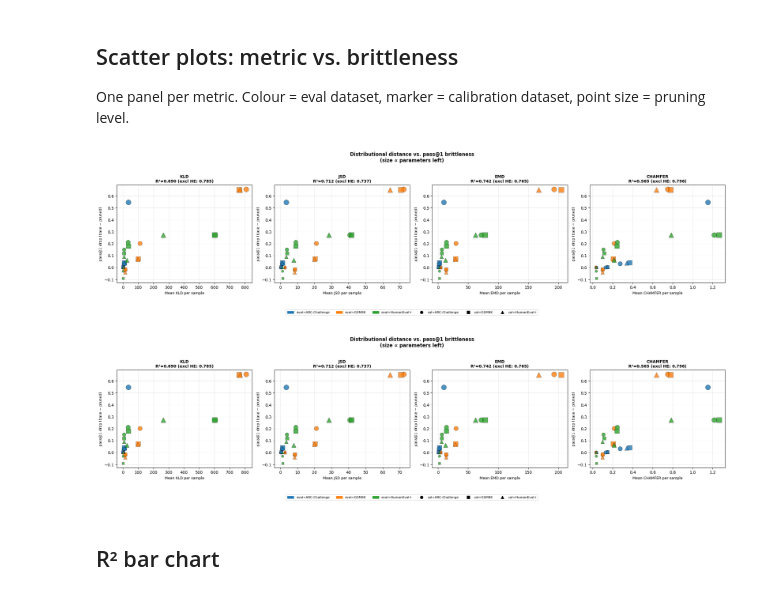
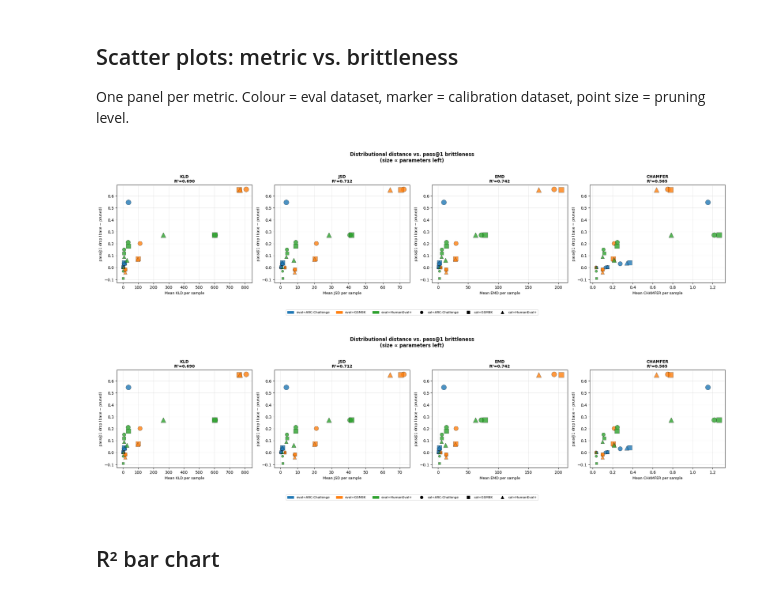
Before and after one commit to rengzhengcodes/pruning-metrics, a Jupyter notebook: notebooks/experiment/04_metric_spaces.ipynb, the cells around one changed output. Saved outputs shown, nothing was run; the diff lists cells and outputs as text; code cells hidden in the pictures.

```diff
--- a/notebooks/experiment/04_metric_spaces.ipynb
+++ b/notebooks/experiment/04_metric_spaces.ipynb
@@ -523,41 +523,40 @@ for ax, name in zip(axes, METRIC_NAMES):
         )
     r2_row = r2_df[r2_df["metric_col"] == col].iloc[0]
     ax.set_title(
-        f"{name.upper()}\nR²={r2_row['r2_all']:.3f} "
-        f"(excl HE: {r2_row['r2_no_humaneval']:.3f})",
+        f"{name.upper()}\nR²={r2_row['r2_all']:.3f}",
         fontsize=10, fontweight="bold",
     )
     ax.set_xlabel(f"Mean {name.upper()} per sample", fontsize=9)
     ax.set_ylabel("pass@1 drop (base − pruned)", fontsize=9)
     ax.grid(True, alpha=0.3)
 
 # Legend patches
 import matplotlib.patches as mpatches
 import matplotlib.lines as mlines
 color_patches = [
     mpatches.Patch(color=c, label=f"eval={BENCHMARK_LABELS[k]}")
     for k, c in COLORS.items()
 ]
 marker_lines = [
     mlines.Line2D([], [], color="k", marker=m, linestyle="None",
                   markersize=7, label=f"cal={BENCHMARK_LABELS[k]}")
     for k, m in MARKERS.items()
 ]
 fig.legend(
     handles=color_patches + marker_lines,
     loc="lower center", ncol=6, fontsize=8,
     bbox_to_anchor=(0.5, -0.12),
 )
 fig.suptitle(
     "Distributional distance vs. pass@1 brittleness\n"
     "(size ∝ parameters left)",
     fontsize=12, fontweight="bold", y=1.02,
 )
 fig.tight_layout()
 fig
 # %% [output]
-[figure, old version]
+[figure, new version]
-[figure, old version]
+[figure, new version]
 # %% [markdown]
 ## R² bar chart
 # %%
```
Also changed, not shown: parts of 1 cell of this notebook, 3 other files.
